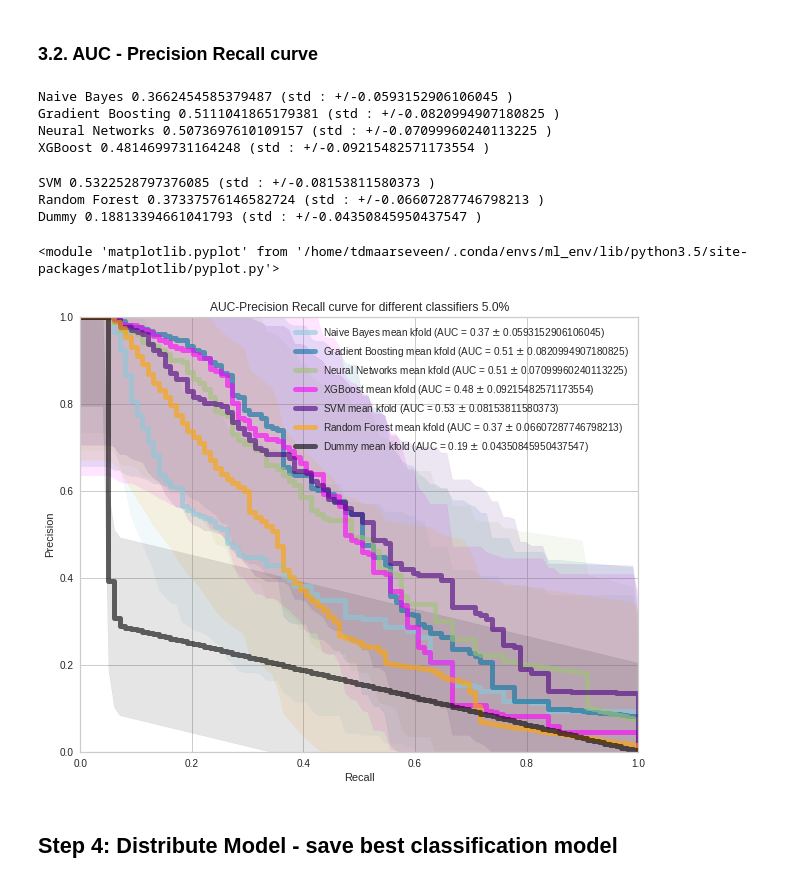
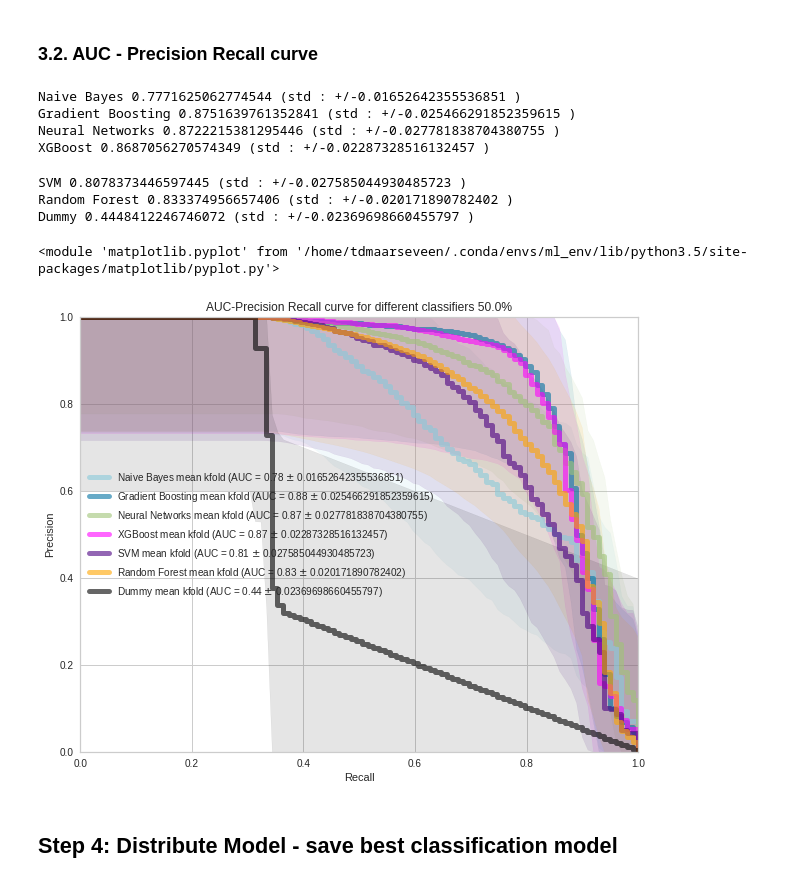
Before and after one commit to levrex/DiagnosisExtraction_ML, a Jupyter notebook: Notebook_Diagnosis_Extraction.ipynb, the cells around one changed output. Drawn from its saved outputs; the diff is of its cells as text; code cells hidden in the pictures.

```diff
--- a/Notebook_Diagnosis_Extraction.ipynb
+++ b/Notebook_Diagnosis_Extraction.ipynb
@@ -78,13 +71,18 @@ Dic (names removed):     138474
 # %%
 def binarize(value):
-    if value == 'j':
+    if value == 'j' or value=='y':
         return 'y'
     elif value == 'n':
         return 'n'
     elif value == 'p':
         return 'n'
 
+#ll = pd.read_csv(r'data/1000patients_TrainingSet_1RandomEntry05082019.csv', index_col=0, sep=";", na_values=['NA'])
+#ll = ll.rename(columns={'Conclusie': 'XANTWOORD', 'entry level conclusie': 'Outcome'})
+#ll['Outcome'] = ll['Outcome'].apply(lambda x : binarize(x))
+
 radiag_df = pd.read_csv(r'data/annotation_v2_20190125.csv', index_col=0, sep="|", na_values=['NA'])
+#radiag_df = radiag_df.rename(columns={'Conclusie': 'XANTWOORD', 'entry level conclusie': 'Outcome'})
 radiag_df['Outcome'] = radiag_df['Outcome'].apply(lambda x : binarize(x))
 lemma_radiag_df = radiag_df.copy()
 print('Nr of entries:', len(radiag_df))
@@ -101,7 +98,7 @@ Applying Natural Language Processing algorithms:
 # %%
 import time
 
-radiag_df['XANTWOORD'] = radiag_df['XANTWOORD'].apply(lambda x : bc.processArtefactsXML(x))
+radiag_df['XANTWOORD'] = radiag_df['XANTWOORD'].apply(lambda x : bc.processArtefactsXML(str(x)))
 radiag_df['XANTWOORD'] = radiag_df['XANTWOORD'].apply(lambda x : bc.simpleCleaning(x, lemma=False))
 
 typocor = bc.TypoCorrection(np.array(l_new)) # provide word list
@@ -138,9 +128,8 @@ if (balance):
 ### 1.3 Splitting annotated set on both the textual data and the label (Y)
 # %%
 X = radiag_df['XANTWOORD'].values
-y = radiag_df[['ID', 'Outcome']].values
-y_tot = radiag_df['Outcome'].values
-y_b = np.array([bc.binarize(val) for val in y_tot])
+y = radiag_df['Outcome'].values
+y_b = np.array([bc.binarize(val) for val in y])
 # %% [markdown]
 ### 1.4 Visualizing the data
 #### Plot: Prevalence of RA-cases
@@ -193,35 +185,35 @@ Listed below are the following models: Naive Bayes, Gradient Boosting, Neural Ne
 # %%
 pipe_list = [
     # Naive Bayes - 0
-    Pipeline([('vect', TfidfVectorizer()),
+    Pipeline([('vect', TfidfVectorizer(ngram_range=(1, 3))),
                 ('clf', MultinomialNB()),
             ]),
     # Gradient Boosting - 1
-    Pipeline([('vect', TfidfVectorizer()),
+    Pipeline([('vect', TfidfVectorizer(ngram_range=(1, 3))),
                 ('clf', ske.GradientBoostingClassifier(random_state=SEED))
             ]),
     # Neural Networks - 2
-    Pipeline([('vect', TfidfVectorizer()),
+    Pipeline([('vect', TfidfVectorizer(ngram_range=(1, 3))),
                 ('clf', MLPClassifier(solver='lbfgs', random_state=SEED)), # hidden_layer_sizes=(5, 2), ,
             ]),
     # Decision Tree - 3
-    Pipeline([('vect', TfidfVectorizer()),
+    Pipeline([('vect', TfidfVectorizer(ngram_range=(1, 3))),
                 ('clf', tree.DecisionTreeClassifier(random_state=SEED)),
             ]),
     # XGB classifier 4
-    Pipeline([('vect', TfidfVectorizer()),
+    Pipeline([('vect', TfidfVectorizer(ngram_range=(1, 3))),
                 ('clf', XGBClassifier(random_state=SEED)), # learning_rate=0.1,n_estimators=100,
             ]),
     # SVM 5 - NuSVC probability
-    Pipeline([('vect', TfidfVectorizer()),
+    Pipeline([('vect', TfidfVectorizer(ngram_range=(1, 3))),
                 ('clf', NuSVC(probability=True,random_state=SEED)),
             ]),
     # Random Forest 6
-    Pipeline([('vect', TfidfVectorizer()),
+    Pipeline([('vect', TfidfVectorizer(ngram_range=(1, 3))),
                 ('clf', RandomForestClassifier(random_state=SEED)), # n_estimators=100, max_depth=2,
             ]),
-    # Dummy 6
-    Pipeline([('vect', TfidfVectorizer()),
+    # Dummy 7
+    Pipeline([('vect', TfidfVectorizer(ngram_range=(1, 3))),
                 ('clf', DummyClassifier(random_state=SEED)),
             ]),
     ]
@@ -296,22 +287,25 @@ Decision Tree   (p = 8.543956072947453e-06 )
 # %% [markdown]
 ### 3.2. AUC - Precision Recall curve
 # %%
+import matplotlib.pyplot as plt
+import importlib
+importlib.reload(bc)
 plt.figure(figsize=(10,8))
 
 colors = ['c', 'b', 'g', 'magenta', 'indigo', 'orange', 'black']
-prev = 0.05
+prev = 0.5
 title = 'AUC-Precision Recall curve for different classifiers %s'% str(prev*100) + '%'
-bc.plotCrossValidationPR(filtered_pipe, X, y_b, l_folds, title, lbls, colors, prev=prev)
+bc.plotCrossValidationPR(filtered_pipe, X, y_b, l_folds, title, lbls, colors) # , prev=prev
 # %% [output]
-Naive Bayes 0.3662454585379487 (std : +/-0.0593152906106045 )
-Gradient Boosting 0.5111041865179381 (std : +/-0.0820994907180825 )
-Neural Networks 0.5073697610109157 (std : +/-0.07099960240113225 )
-XGBoost 0.4814699731164248 (std : +/-0.09215482571173554 )
+Naive Bayes 0.7771625062774544 (std : +/-0.01652642355536851 )
+Gradient Boosting 0.8751639761352841 (std : +/-0.025466291852359615 )
+Neural Networks 0.8722215381295446 (std : +/-0.027781838704380755 )
+XGBoost 0.8687056270574349 (std : +/-0.02287328516132457 )
-SVM 0.5322528797376085 (std : +/-0.08153811580373 )
-Random Forest 0.37337576146582724 (std : +/-0.06607287746798213 )
-Dummy 0.18813394661041793 (std : +/-0.04350845950437547 )
+SVM 0.8078373446597445 (std : +/-0.027585044930485723 )
+Random Forest 0.833374956657406 (std : +/-0.020171890782402 )
+Dummy 0.4448412246746072 (std : +/-0.02369698660455797 )
 <module 'matplotlib.pyplot' from '/home/tdmaarseveen/.conda/envs/ml_env/lib/python3.5/site-packages/matplotlib/pyplot.py'>
-[figure, old version]
+[figure, new version]
 # %% [markdown]
 ## Step 4: Distribute Model - save best classification model
 # %%
```
Also changed, not shown: parts of 32 cells of this notebook, 15 other files.
